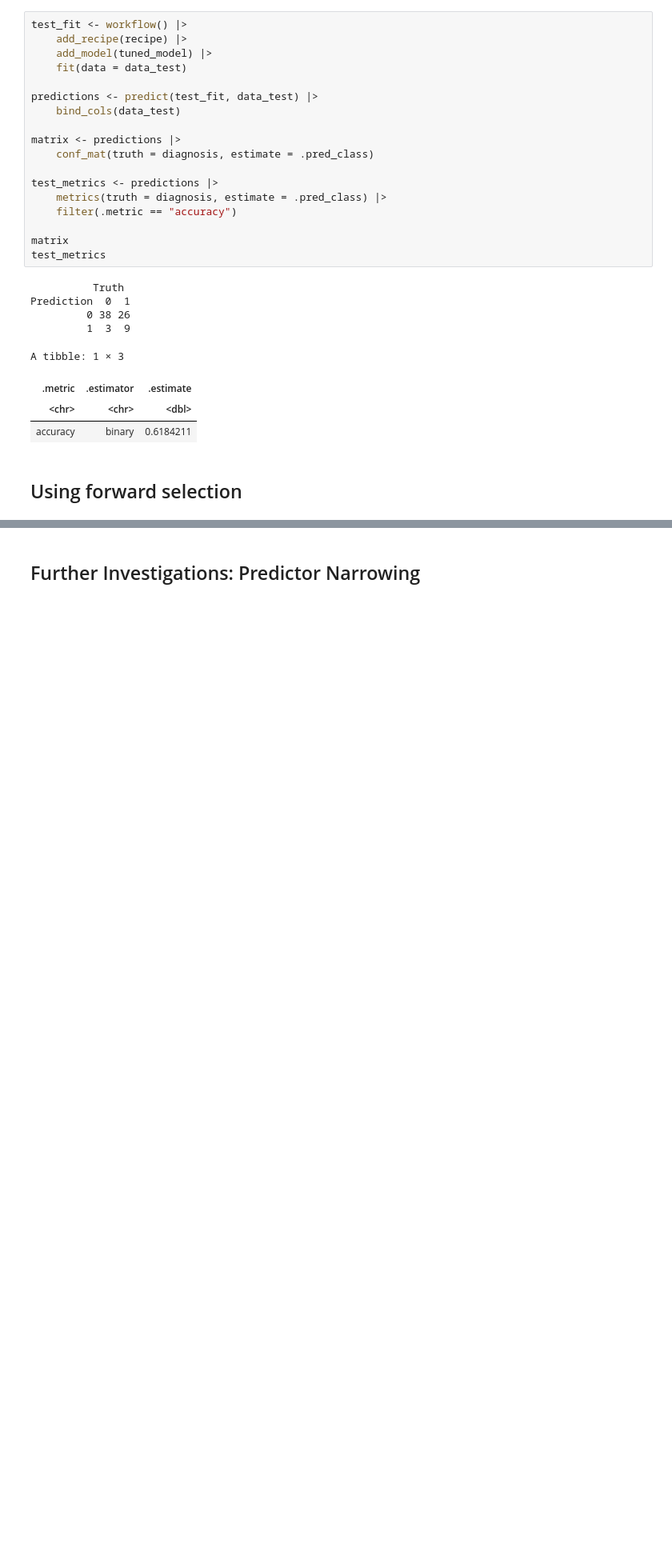
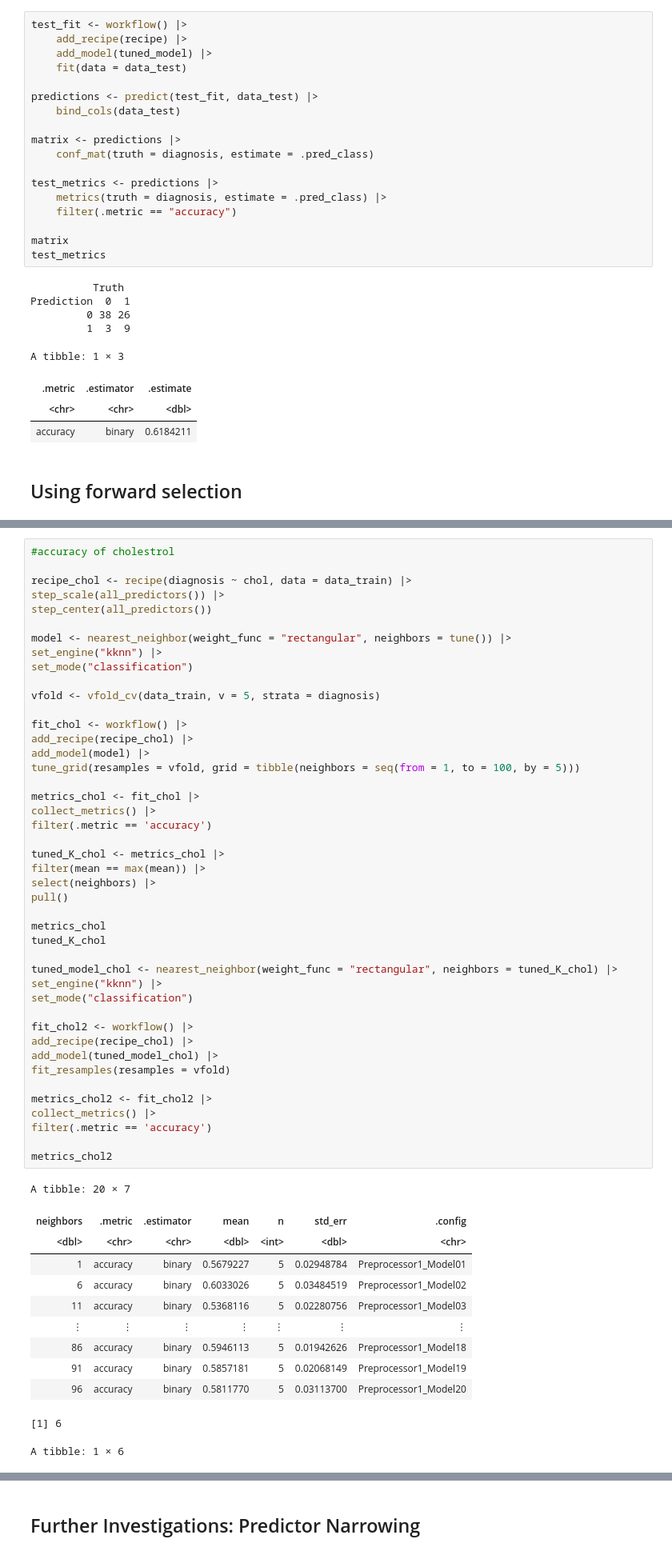
Before and after one commit to BeesKneezz/dsci_100_2023_group_7, a Jupyter notebook: data_analysis.ipynb, the cells around one changed output, grey strips where cells are left out. Shown at 80% size. Cells and saved outputs as stored; diff of their text form; blank space fills up the shorter version.

Commit message:
Added accuracies for predictors

```diff
--- a/data_analysis.ipynb
+++ b/data_analysis.ipynb
@@ -347,0 +348,57 @@ A tibble: 4 × 3
+# %%
+#accuracy of cholestrol
+
+recipe_chol <- recipe(diagnosis ~ chol, data = data_train) |>
+step_scale(all_predictors()) |>
+step_center(all_predictors())
+
+model <- nearest_neighbor(weight_func = "rectangular", neighbors = tune()) |>
+set_engine("kknn") |>
+set_mode("classification")
+
+vfold <- vfold_cv(data_train, v = 5, strata = diagnosis)
+
+fit_chol <- workflow() |>
+add_recipe(recipe_chol) |>
+add_model(model) |>
+tune_grid(resamples = vfold, grid = tibble(neighbors = seq(from = 1, to = 100, by = 5)))
+
+metrics_chol <- fit_chol |>
+collect_metrics() |>
+filter(.metric == 'accuracy')
+
+tuned_K_chol <- metrics_chol |>
+filter(mean == max(mean)) |>
+select(neighbors) |>
+pull()
+
+metrics_chol
+tuned_K_chol
+
+tuned_model_chol <- nearest_neighbor(weight_func = "rectangular", neighbors = tuned_K_chol) |>
+set_engine("kknn") |>
+set_mode("classification")
+
+fit_chol2 <- workflow() |>
+add_recipe(recipe_chol) |>
+add_model(tuned_model_chol) |>
+fit_resamples(resamples = vfold)
+
+metrics_chol2 <- fit_chol2 |>
+collect_metrics() |>
+filter(.metric == 'accuracy')
+
+metrics_chol2
+# %% [output]
+A tibble: 20 × 7
+| neighbors | .metric | .estimator | mean | n | std_err | .config |
+| <dbl> | <chr> | <chr> | <dbl> | <int> | <dbl> | <chr> |
+| 1 | accuracy | binary | 0.5679227 | 5 | 0.02948784 | Preprocessor1_Model01 |
+| 6 | accuracy | binary | 0.6033026 | 5 | 0.03484519 | Preprocessor1_Model02 |
+| 11 | accuracy | binary | 0.5368116 | 5 | 0.02280756 | Preprocessor1_Model03 |
+| ⋮ | ⋮ | ⋮ | ⋮ | ⋮ | ⋮ | ⋮ |
+| 86 | accuracy | binary | 0.5946113 | 5 | 0.01942626 | Preprocessor1_Model18 |
+| 91 | accuracy | binary | 0.5857181 | 5 | 0.02068149 | Preprocessor1_Model19 |
+| 96 | accuracy | binary | 0.5811770 | 5 | 0.03113700 | Preprocessor1_Model20 |
+[1] 6
+A tibble: 1 × 6
```
Also changed, not shown: parts of 5 cells of this notebook.
